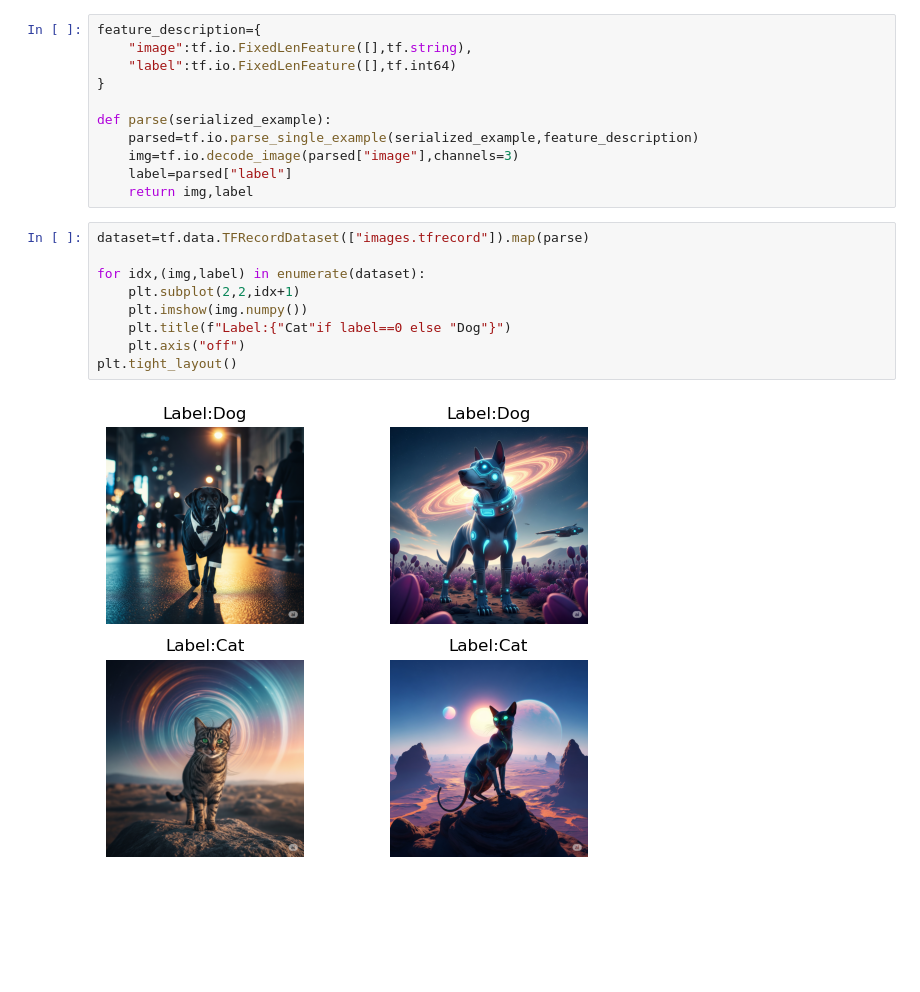
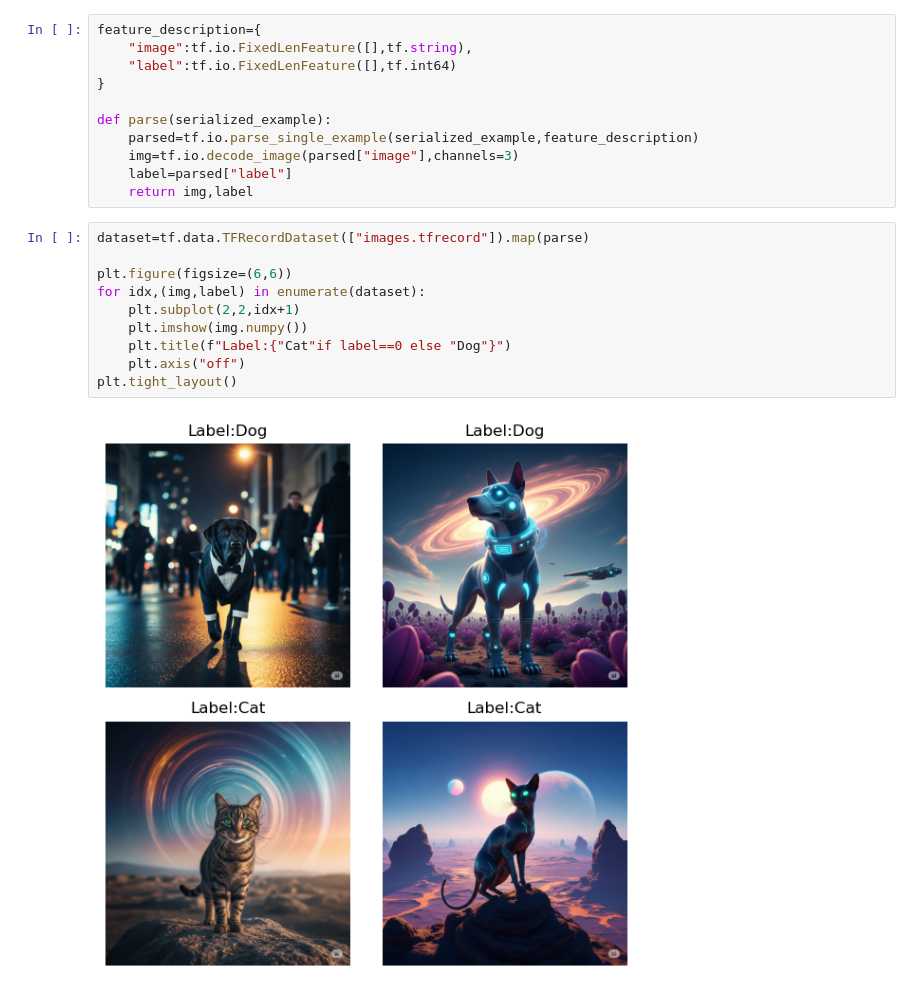
Before and after one commit to ShindeShivam/Machine-Learning, a Jupyter notebook: Neural-Networks-and-Deeplearning/13.Loading&Preprocessing-Data-using-Tensorflow/loading-and-preprocessing_data.ipynb, the cells around one changed output. Cells and saved outputs as stored; diff of their text form; blank space fills up the shorter version.

```diff
--- a/Neural-Networks-and-Deeplearning/13.Loading&Preprocessing-Data-using-Tensorflow/loading-and-preprocessing_data.ipynb
+++ b/Neural-Networks-and-Deeplearning/13.Loading&Preprocessing-Data-using-Tensorflow/loading-and-preprocessing_data.ipynb
@@ -866,11 +866,12 @@ def parse(serialized_example):
 # %%
 dataset=tf.data.TFRecordDataset(["images.tfrecord"]).map(parse)
 
+plt.figure(figsize=(6,6))
 for idx,(img,label) in enumerate(dataset):
     plt.subplot(2,2,idx+1)
     plt.imshow(img.numpy())
     plt.title(f"Label:{"Cat"if label==0 else "Dog"}")
     plt.axis("off")
 plt.tight_layout()
 # %% [output]
-[figure, old version]
+[figure, new version]
```
Also changed, not shown: parts of 77 cells of this notebook.
